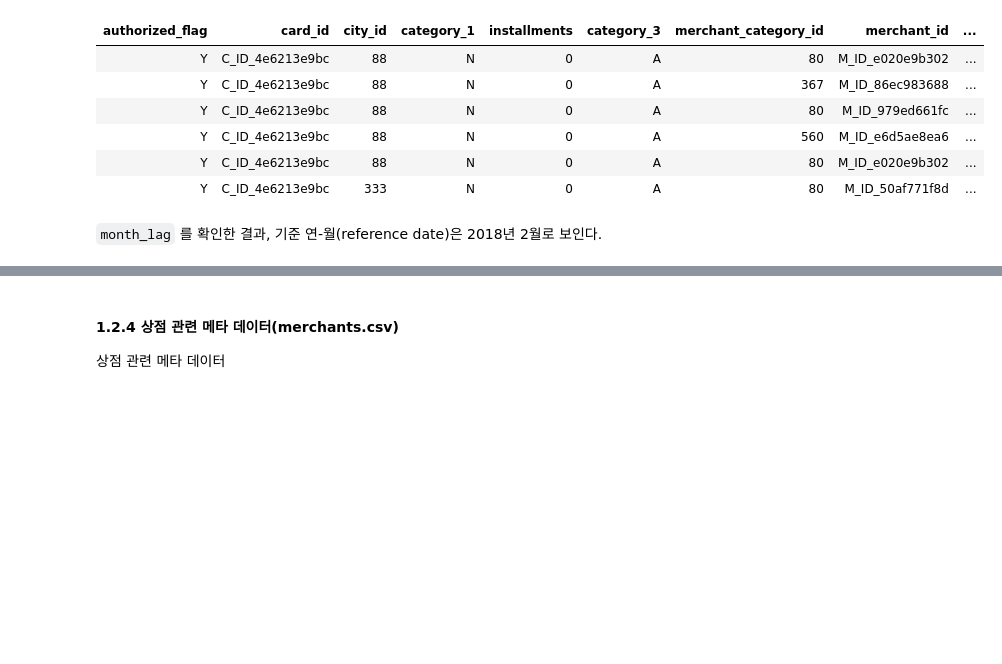
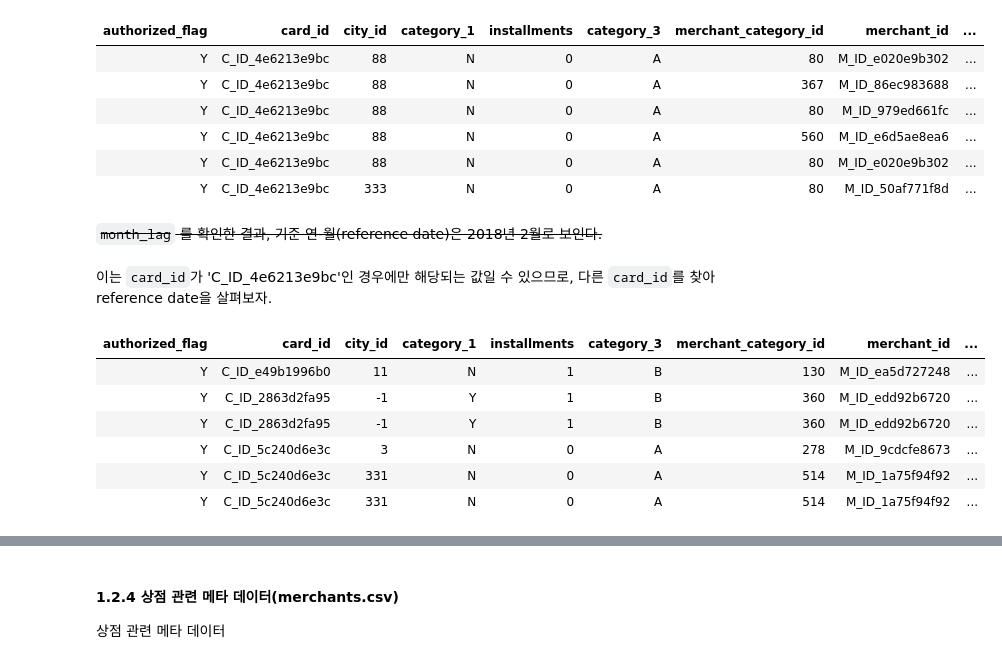
Before and after one commit to ka-to-top/Kaggle_Elo, a Jupyter notebook: Code/[Kaggle_Elo]EDA(DM).ipynb, the cells around one changed output, grey strips where cells are left out. Drawn from its saved outputs; the diff is of its cells as text; code cells hidden in the pictures; blank space fills up the shorter version.

```diff
--- a/Code/[Kaggle_Elo]EDA(DM).ipynb
+++ b/Code/[Kaggle_Elo]EDA(DM).ipynb
@@ -176,4 +175,16 @@ head(trans)
 | Y | C_ID_4e6213e9bc | 88 | N | 0 | A | 80 | M_ID_e020e9b302 | ... |
 | Y | C_ID_4e6213e9bc | 333 | N | 0 | A | 80 | M_ID_50af771f8d | ... |
 # %% [markdown]
-`month_lag` 를 확인한 결과, 기준 연-월(reference date)은 2018년 2월로 보인다.
+~~`month_lag` 를 확인한 결과, 기준 연-월(reference date)은 2018년 2월로 보인다.~~
+# %% [markdown]
+이는 `card_id`가 'C_ID_4e6213e9bc'인 경우에만 해당되는 값일 수 있으므로, 다른 `card_id`를 찾아 reference date을 살펴보자.
+# %%
+tail(trans)
+# %% [output]
+| authorized_flag | card_id | city_id | category_1 | installments | category_3 | merchant_category_id | merchant_id | ... |
+| Y | C_ID_e49b1996b0 | 11 | N | 1 | B | 130 | M_ID_ea5d727248 | ... |
+| Y | C_ID_2863d2fa95 | -1 | Y | 1 | B | 360 | M_ID_edd92b6720 | ... |
+| Y | C_ID_2863d2fa95 | -1 | Y | 1 | B | 360 | M_ID_edd92b6720 | ... |
+| Y | C_ID_5c240d6e3c | 3 | N | 0 | A | 278 | M_ID_9cdcfe8673 | ... |
+| Y | C_ID_5c240d6e3c | 331 | N | 0 | A | 514 | M_ID_1a75f94f92 | ... |
+| Y | C_ID_5c240d6e3c | 331 | N | 0 | A | 514 | M_ID_1a75f94f92 | ... |
```
Also changed, not shown: parts of 5 cells of this notebook.
